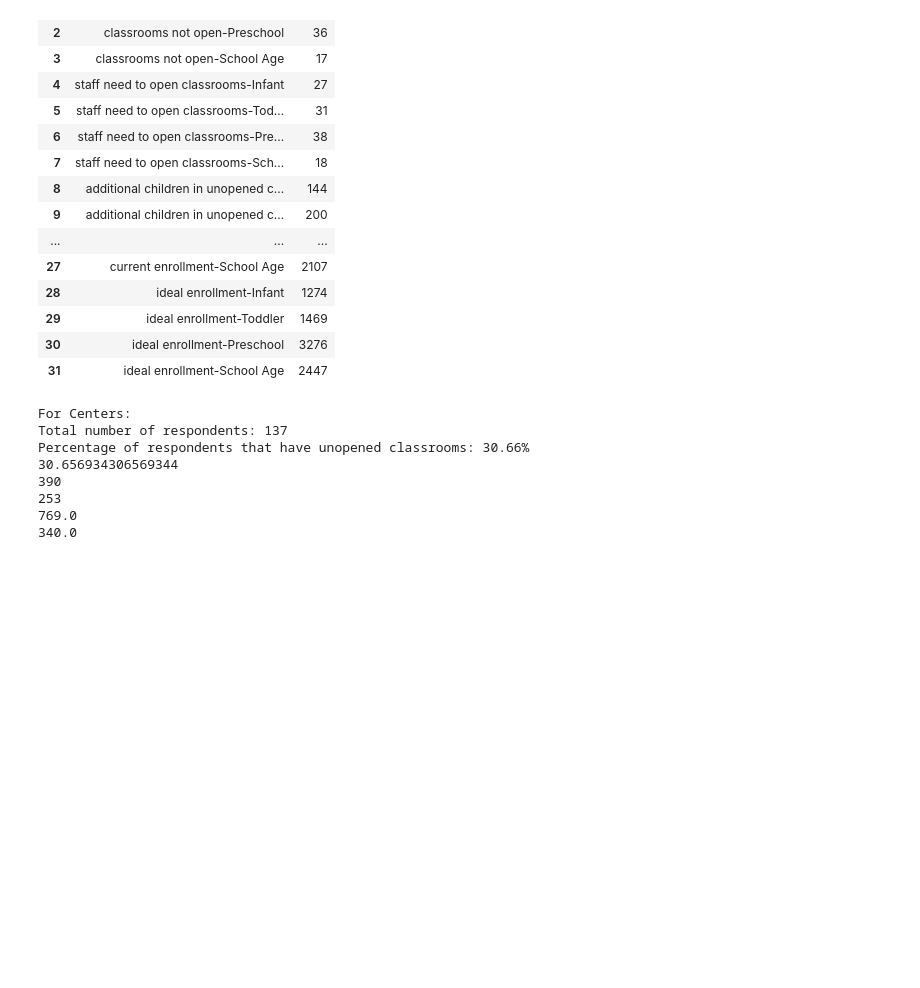
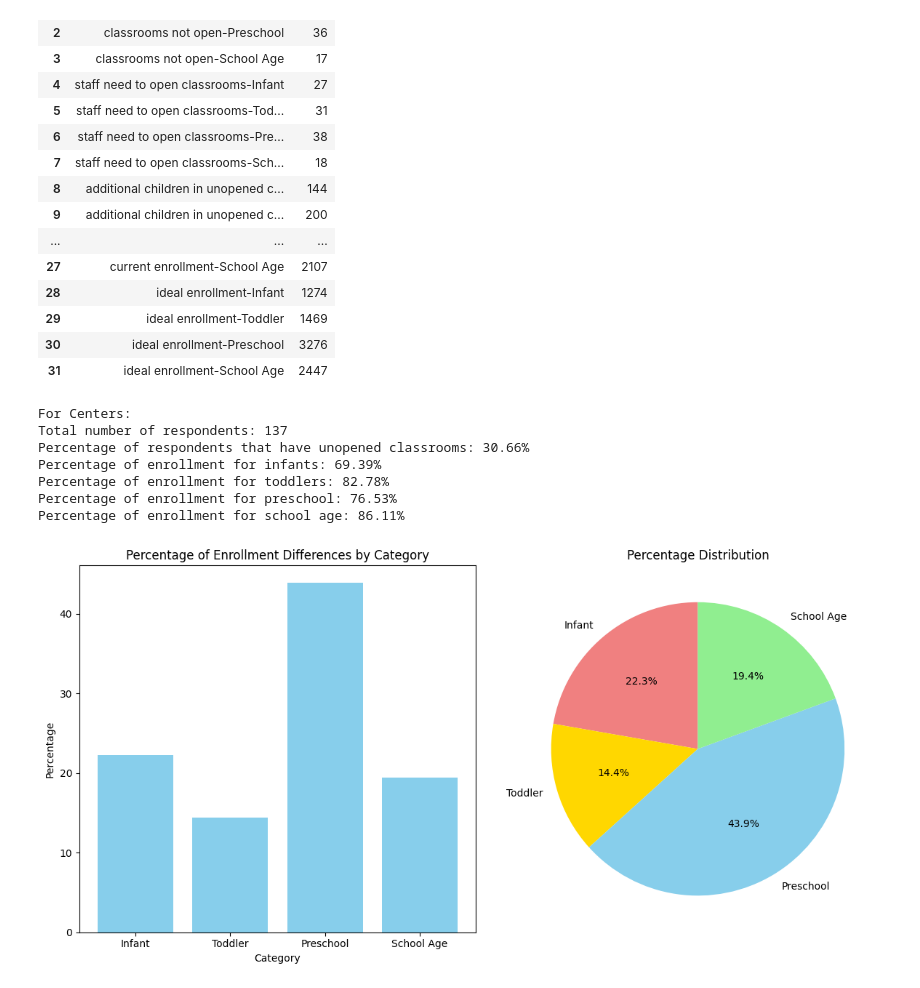
Before and after one commit to tanis2116/4CforChildren, a Jupyter notebook: 4C Analysis.ipynb, the cells around one changed output. Cells and saved outputs as stored; diff of their text form; code cells hidden in the pictures; blank space fills up the shorter version.

Commit message:
added more metrics and graphs

```diff
--- a/4C Analysis.ipynb
+++ b/4C Analysis.ipynb
@@ -161,42 +156,79 @@ The main metrics for Centers are as follows:
 | 31 | ideal enrollment-School Age | 2447 |
 # %%
 # More advanced number creation
+# function to calculate percentages and avoid division by zero
+def calculate_percentage(numerator, denominator):
+    return (numerator / denominator * 100) if denominator > 0 else None
+
+def calculate_diff(first_num, second_num):
+    return (second_num - first_num)
+
 # Count the number of "yes" answers and cal %
 yes_count = (df['Any classrooms not open due to staff shortage?'] == 'Yes').sum()
+
 ideal_enrollment_infant = column_sums.get('ideal enrollment-Infant', 0)
 current_enrollment_infant = column_sums.get('current enrollment-Infant', 0)
 ideal_enrollment_toddler = column_sums.get('ideal enrollment-Toddler', 0)
 current_enrollment_toddler = column_sums.get('current enrollment-Toddler', 0)
 ideal_enrollment_preschool = column_sums.get('ideal enrollment-Preschool', 0)
 current_enrollment_preschool = column_sums.get('current enrollment-Preschool', 0)
 ideal_enrollment_school_age = column_sums.get('ideal enrollment-School Age', 0)
 current_enrollment_school_age = column_sums.get('current enrollment-School Age', 0)
 
-shortage_perc = yes_count / unique_respondents * 100 if yes_count > 0 else None
-enrollment_diff_infant = ideal_enrollment_infant - current_enrollment_infant
-enrollment_diff_toddler = ideal_enrollment_toddler - current_enrollment_toddler
-enrollment_diff_preschool = ideal_enrollment_preschool - current_enrollment_preschool
-enrollment_diff_school_age = ideal_enrollment_school_age - current_enrollment_school_age
+diff_infant = calculate_diff(current_enrollment_infant, ideal_enrollment_infant)
+diff_toddler = calculate_diff(current_enrollment_toddler, ideal_enrollment_toddler)
+diff_preschool = calculate_diff(current_enrollment_preschool, ideal_enrollment_preschool)
+diff_school_age = calculate_diff(current_enrollment_school_age, ideal_enrollment_school_age)
+
+shortage_perc = calculate_percentage(yes_count, unique_respondents)
+enrollment_perc_infant = calculate_percentage(current_enrollment_infant, ideal_enrollment_infant)
+enrollment_perc_toddler = calculate_percentage(current_enrollment_toddler, ideal_enrollment_toddler)
+enrollment_perc_preschool = calculate_percentage(current_enrollment_preschool,ideal_enrollment_preschool)
+enrollment_perc_school_age = calculate_percentage(current_enrollment_school_age, ideal_enrollment_school_age)
 
 print(f"For Centers:")
 
 print(f"Total number of respondents: {unique_respondents}")
-if shortage_perc is not None:
-    print(f"Percentage of respondents that have unopened classrooms: {shortage_perc:.2f}%")
-else:
-    print("Percentage of respondents that have unopened classrooms cannot be calculated (division by zero).")
+print(f"Percentage of respondents that have unopened classrooms: {shortage_perc:.2f}%")
+print(f"Percentage of enrollment for infants: {enrollment_perc_infant:.2f}%")
+print(f"Percentage of enrollment for toddlers: {enrollment_perc_toddler:.2f}%")
+print(f"Percentage of enrollment for preschool: {enrollment_perc_preschool:.2f}%")
+print(f"Percentage of enrollment for school age: {enrollment_perc_school_age:.2f}%")
 
-print(shortage_perc)
-print(enrollment_diff_infant)
-print(enrollment_diff_toddler)
-print(enrollment_diff_preschool)
-print(enrollment_diff_school_age)
+data = {
+    'Category': ['Infant', 'Toddler', 'Preschool', 'School Age'],
+    'Difference': [diff_infant, diff_toddler, diff_preschool, diff_school_age]
+}
+
+# Create a DataFrame
+Perc_of_total_df = pd.DataFrame(data)
+
+# Calculate percentages
+Perc_of_total_df['Percentage'] = Perc_of_total_df['Difference'] / Perc_of_total_df['Difference'].sum() * 100
+
+# Create subplots
+fig, axes = plt.subplots(1, 2, figsize=(12, 6))
+
+# Bar Chart
+axes[0].bar(Perc_of_total_df['Category'], Perc_of_total_df['Percentage'], color='skyblue')
+axes[0].set_title('Percentage of Enrollment Differences by Category')
+axes[0].set_xlabel('Category')
+axes[0].set_ylabel('Percentage')
+
+# Pie Chart
+axes[1].pie(Perc_of_total_df['Percentage'], labels=Perc_of_total_df['Category'], autopct='%1.1f%%', startangle=90,
+            colors=['lightcoral', 'gold', 'skyblue', 'lightgreen'])
+axes[1].set_title('Percentage Distribution')
+
+# Adjust layout and display
+plt.tight_layout()
+plt.show()
 # %% [output]
 For Centers:
 Total number of respondents: 137
 Percentage of respondents that have unopened classrooms: 30.66%
-30.656934306569344
-390
-253
-769.0
-340.0
+Percentage of enrollment for infants: 69.39%
+Percentage of enrollment for toddlers: 82.78%
+Percentage of enrollment for preschool: 76.53%
+Percentage of enrollment for school age: 86.11%
+[figure, added]
```
Also changed, not shown: parts of 5 cells of this notebook, 2 other files.
